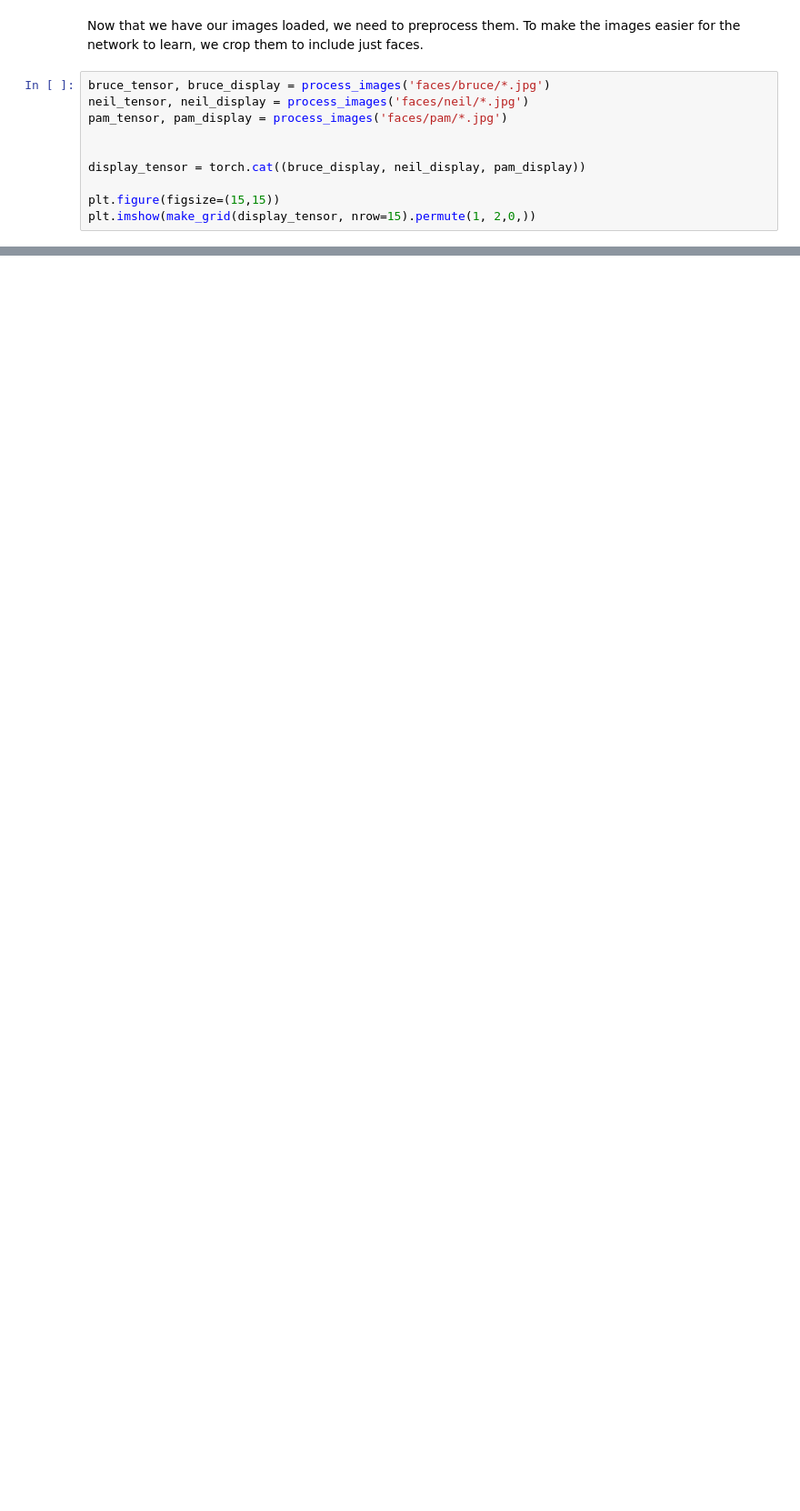
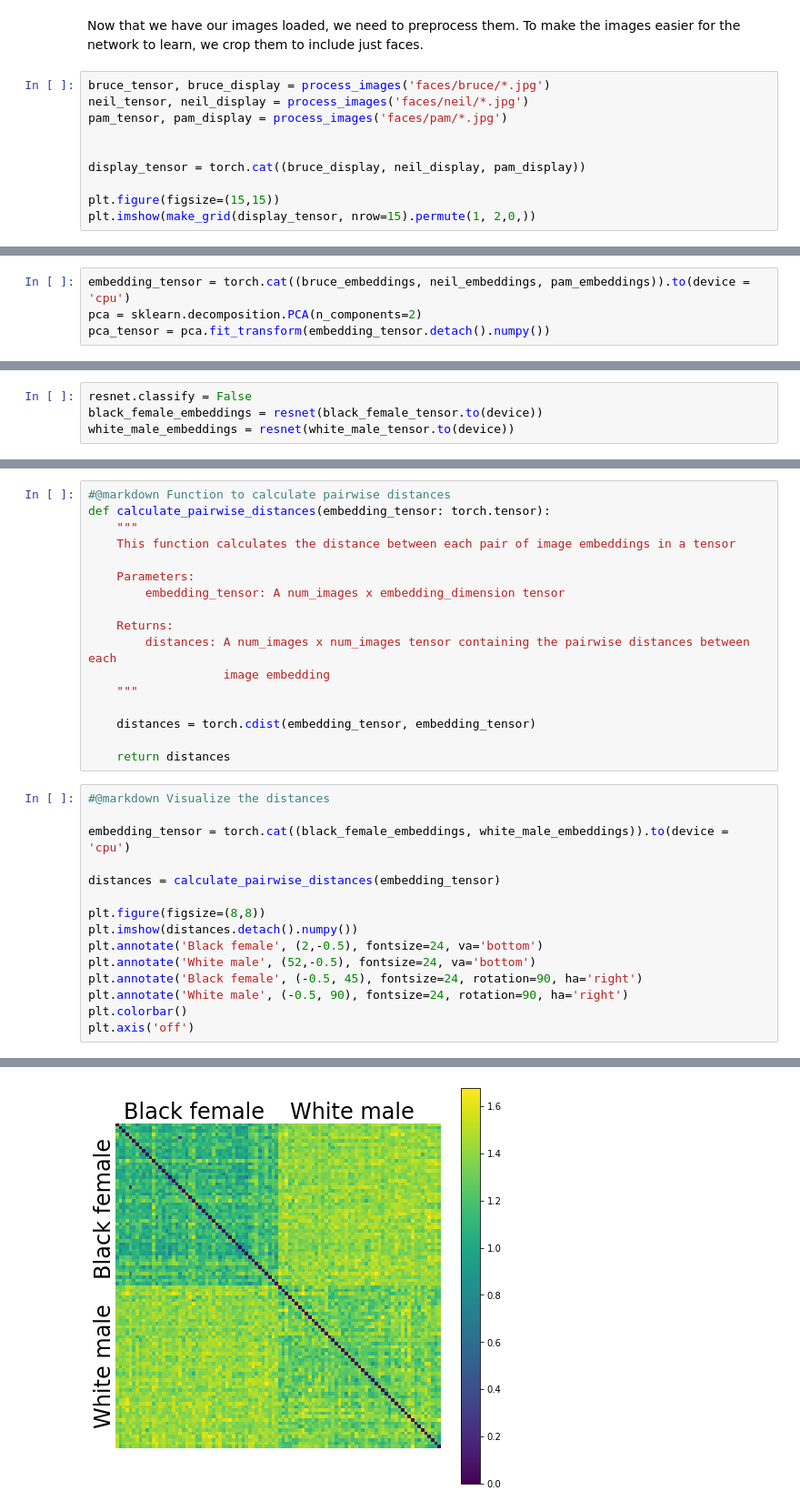
Before and after one commit to ecker-lab/neuromatch, a Jupyter notebook: D7_Tutorial.ipynb, the cells around one changed output, grey strips where cells are left out. Shown at 91% size. Drawn from its saved outputs; the diff is of its cells as text; blank space fills up the shorter version.

```diff
--- a/D7_Tutorial.ipynb
+++ b/D7_Tutorial.ipynb
@@ -2371,0 +2281,4 @@ Given the implications that poor model performance can have in fields like secur
+# %%
+embedding_tensor = torch.cat((bruce_embeddings, neil_embeddings, pam_embeddings)).to(device = 'cpu')
+pca = sklearn.decomposition.PCA(n_components=2)
+pca_tensor = pca.fit_transform(embedding_tensor.detach().numpy())
@@ -2371,0 +2338,4 @@ Given the implications that poor model performance can have in fields like secur
+# %%
+resnet.classify = False
+black_female_embeddings = resnet(black_female_tensor.to(device))
+white_male_embeddings = resnet(white_male_tensor.to(device))
@@ -2371,0 +2344,33 @@ Given the implications that poor model performance can have in fields like secur
+# %%
+#@markdown Function to calculate pairwise distances
+def calculate_pairwise_distances(embedding_tensor: torch.tensor):
+    """
+    This function calculates the distance between each pair of image embeddings in a tensor
+
+    Parameters:
+        embedding_tensor: A num_images x embedding_dimension tensor
+
+    Returns:
+        distances: A num_images x num_images tensor containing the pairwise distances between each
+                   image embedding
+    """
+
+    distances = torch.cdist(embedding_tensor, embedding_tensor)
+
+    return distances
+# %%
+#@markdown Visualize the distances
+
+embedding_tensor = torch.cat((black_female_embeddings, white_male_embeddings)).to(device = 'cpu')
+
+distances = calculate_pairwise_distances(embedding_tensor)
+
+plt.figure(figsize=(8,8))
+plt.imshow(distances.detach().numpy())
+plt.annotate('Black female', (2,-0.5), fontsize=24, va='bottom')
+plt.annotate('White male', (52,-0.5), fontsize=24, va='bottom')
+plt.annotate('Black female', (-0.5, 45), fontsize=24, rotation=90, ha='right')
+plt.annotate('White male', (-0.5, 90), fontsize=24, rotation=90, ha='right')
+plt.colorbar()
+plt.axis('off')
+# %% [output]
@@ -2371,0 +2378 @@ Given the implications that poor model performance can have in fields like secur
+[figure, added]
```
Also changed, not shown: parts of 39 cells of this notebook.
